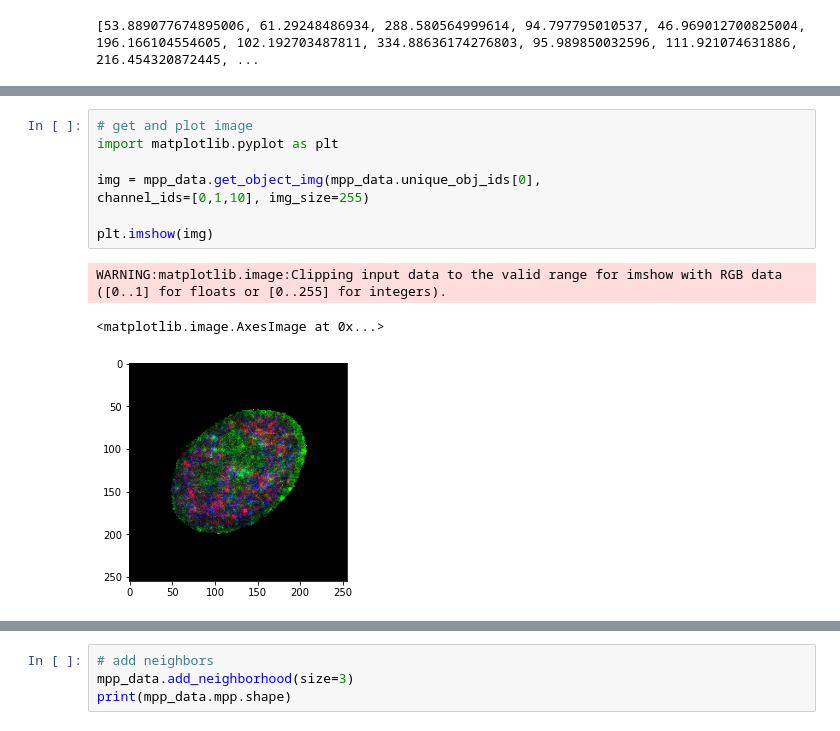
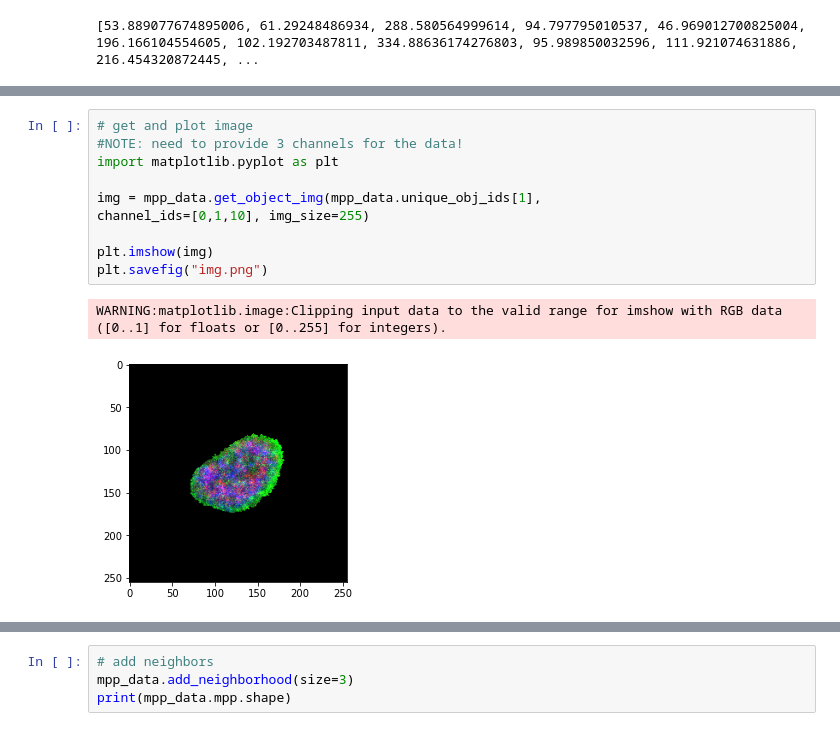
Before and after one commit to theislab/campa, a Jupyter notebook: notebooks/mpp_data.ipynb, the cells around one changed output, grey strips where cells are left out. Saved outputs shown, nothing was run; the diff lists cells and outputs as text.

```diff
--- a/notebooks/mpp_data.ipynb
+++ b/notebooks/mpp_data.ipynb
@@ -210,13 +218,14 @@ INFO:MPPData:Adding neighborhood of size 3
 (3623046, 1, 1, 34) (181018, 3, 3, 34)
 # %%
 # get and plot image
+#NOTE: need to provide 3 channels for the data!
 import matplotlib.pyplot as plt
 
-img = mpp_data.get_object_img(mpp_data.unique_obj_ids[0],
+img = mpp_data.get_object_img(mpp_data.unique_obj_ids[1],
 channel_ids=[0,1,10], img_size=255)
 
 plt.imshow(img)
+plt.savefig("img.png")
 # %% [output]
 WARNING:matplotlib.image:Clipping input data to the valid range for imshow with RGB data ([0..1] for floats or [0..255] for integers).
-<matplotlib.image.AxesImage at 0x...>
-[figure, old version]
+[figure, new version]
```
Also changed, not shown: parts of 15 cells of this notebook, 4 other files.
